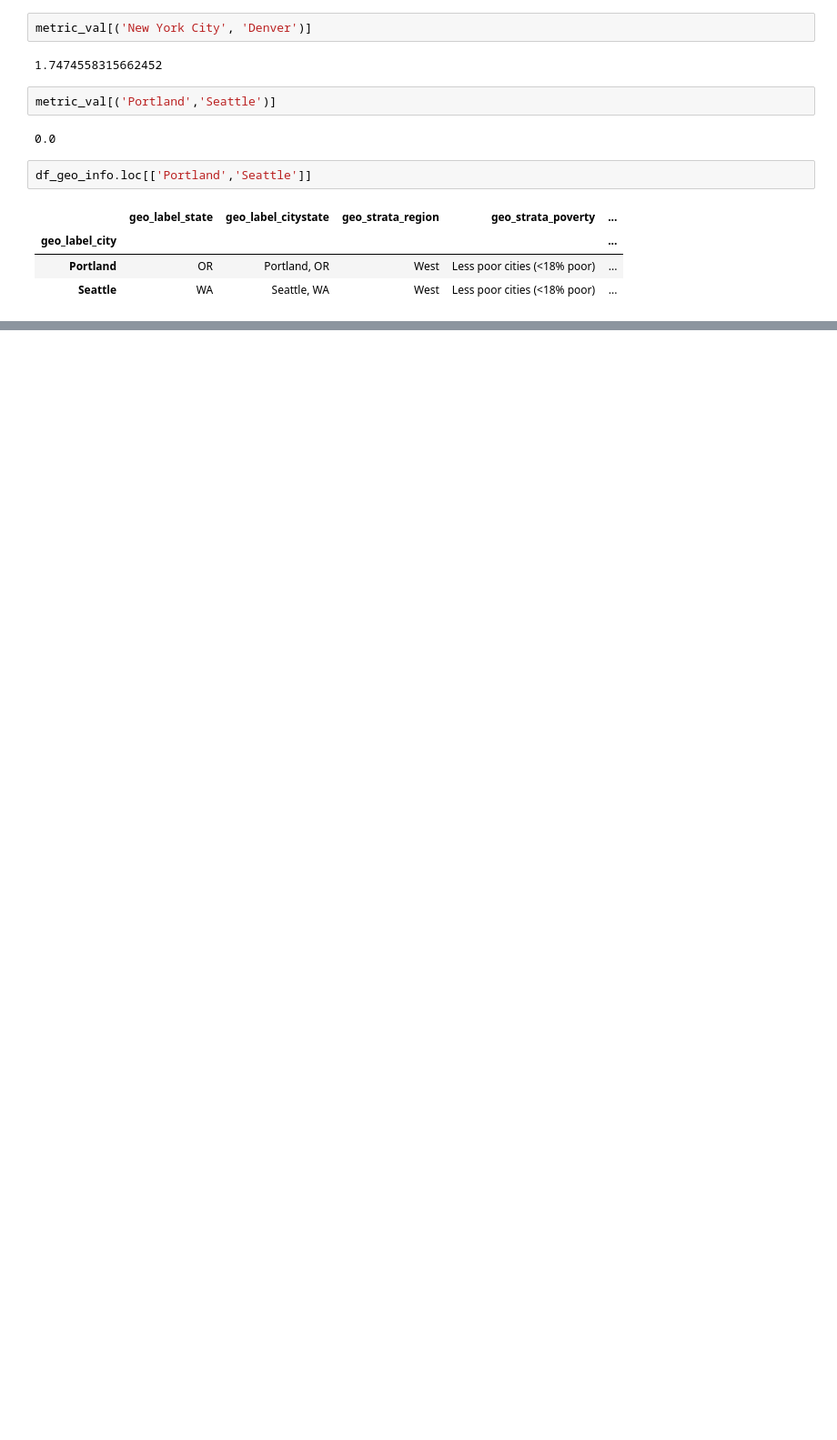
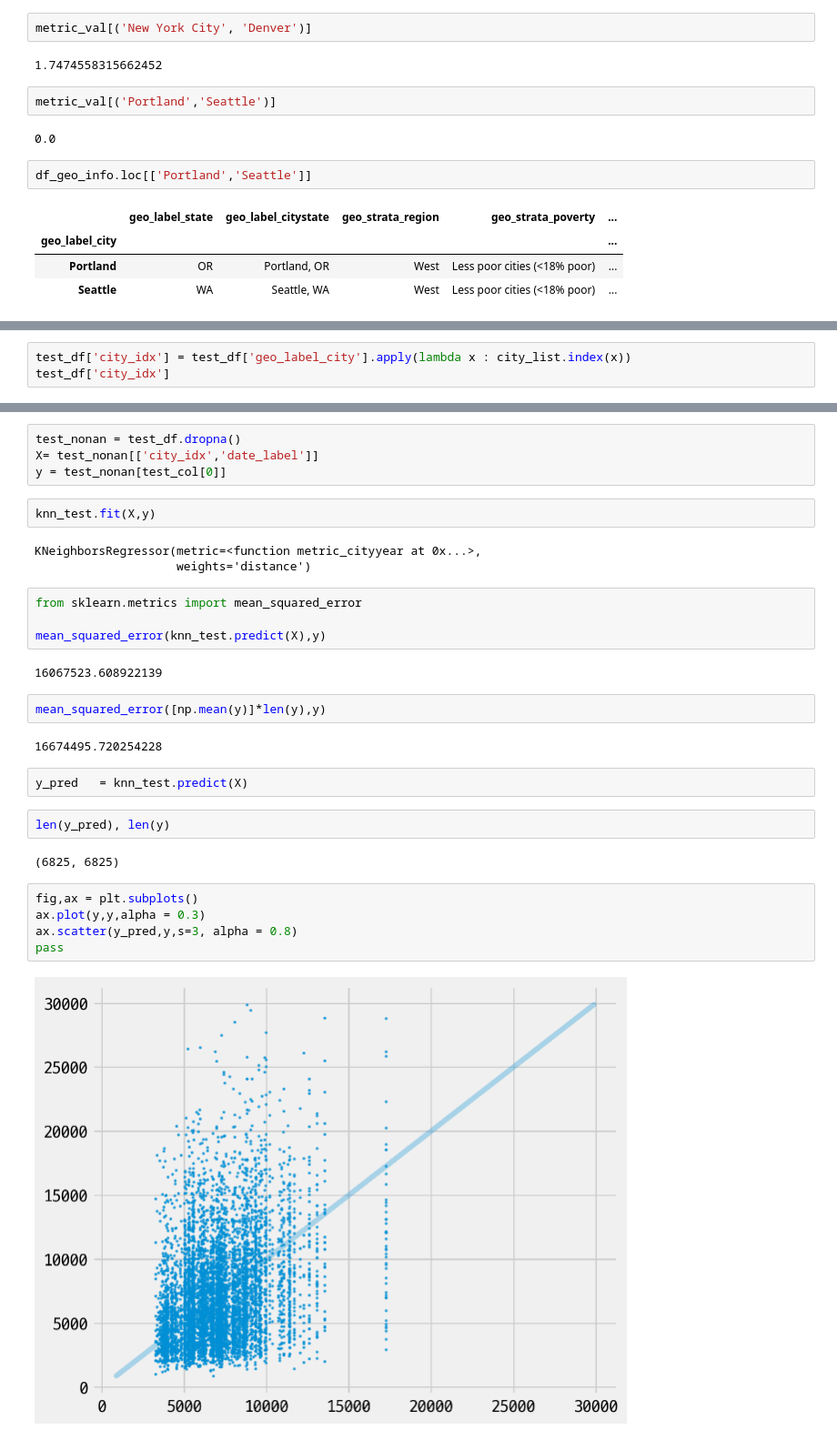
Before and after one commit to WASSUP-AIModel-3rd-Project1/Project-1, a Jupyter notebook: 240620_how_to_fill_missing.ipynb, the cells around one changed output, grey strips where cells are left out. Shown: that part at 91% size. Drawn from its saved outputs; the diff is of its cells as text; blank space fills up the shorter version.

```diff
--- a/240620_how_to_fill_missing.ipynb
+++ b/240620_how_to_fill_missing.ipynb
@@ -579,0 +670,3 @@ df_geo_info.loc[['Portland','Seattle']]
+# %%
+test_df['city_idx'] = test_df['geo_label_city'].apply(lambda x : city_list.index(x))
+test_df['city_idx']
@@ -579,0 +691,32 @@ df_geo_info.loc[['Portland','Seattle']]
+# %%
+test_nonan = test_df.dropna()
+X= test_nonan[['city_idx','date_label']]
+y = test_nonan[test_col[0]]
+# %%
+knn_test.fit(X,y)
+# %% [output]
+KNeighborsRegressor(metric=<function metric_cityyear at 0x...>,
+                    weights='distance')
+# %%
+from sklearn.metrics import mean_squared_error
+
+mean_squared_error(knn_test.predict(X),y)
+# %% [output]
+16067523.608922139
+# %%
+mean_squared_error([np.mean(y)]*len(y),y)
+# %% [output]
+16674495.720254228
+# %%
+y_pred   = knn_test.predict(X)
+# %%
+len(y_pred), len(y)
+# %% [output]
+(6825, 6825)
+# %%
+fig,ax = plt.subplots()
+ax.plot(y,y,alpha = 0.3)
+ax.scatter(y_pred,y,s=3, alpha = 0.8)
+pass
+# %% [output]
+[figure, added]
```
Also changed, not shown: parts of 18 cells of this notebook.
